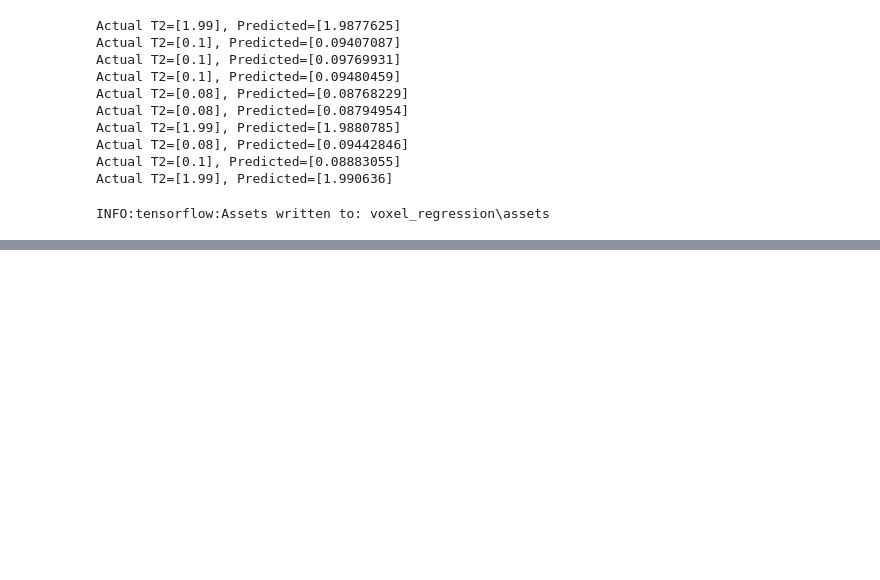
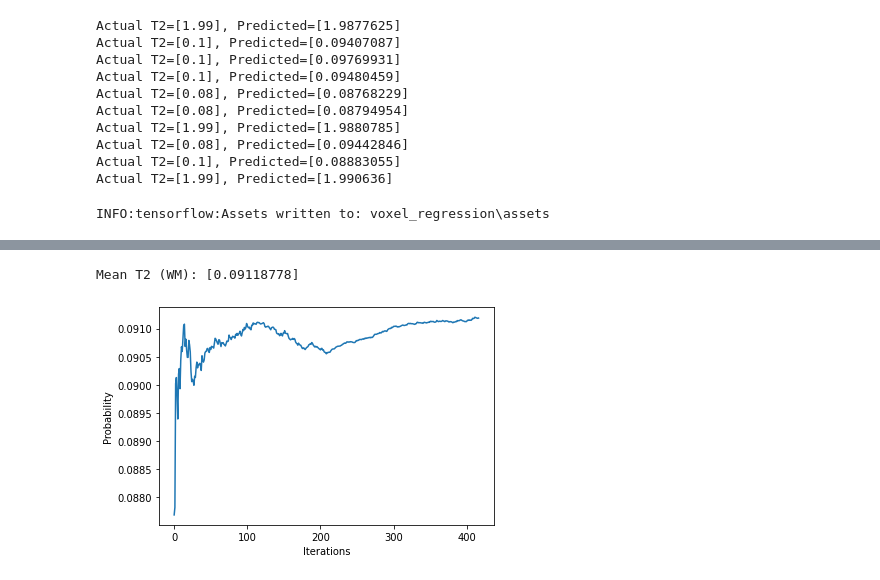
Before and after one commit to yv17/MRI-Deep-Learning, a Jupyter notebook: voxel_reg.ipynb, the cells around one changed output, grey strips where cells are left out. Drawn from its saved outputs; the diff is of its cells as text; code cells hidden in the pictures; blank space fills up the shorter version.

```diff
--- a/voxel_reg.ipynb
+++ b/voxel_reg.ipynb
@@ -104,0 +168,6 @@ INFO:tensorflow:Assets written to: voxel_regression\assets
+# %%
+mean_wm_t2 = monte_carlo(wm_test)
+print('Mean Predicted T2 (WM):', mean_wm_t2) #Ground truth T2 (WM)= 0.08
+# %% [output]
+Mean T2 (WM): [0.09118778]
+[figure, added]
```
Also changed, not shown: parts of 11 cells of this notebook, 3 other files.
